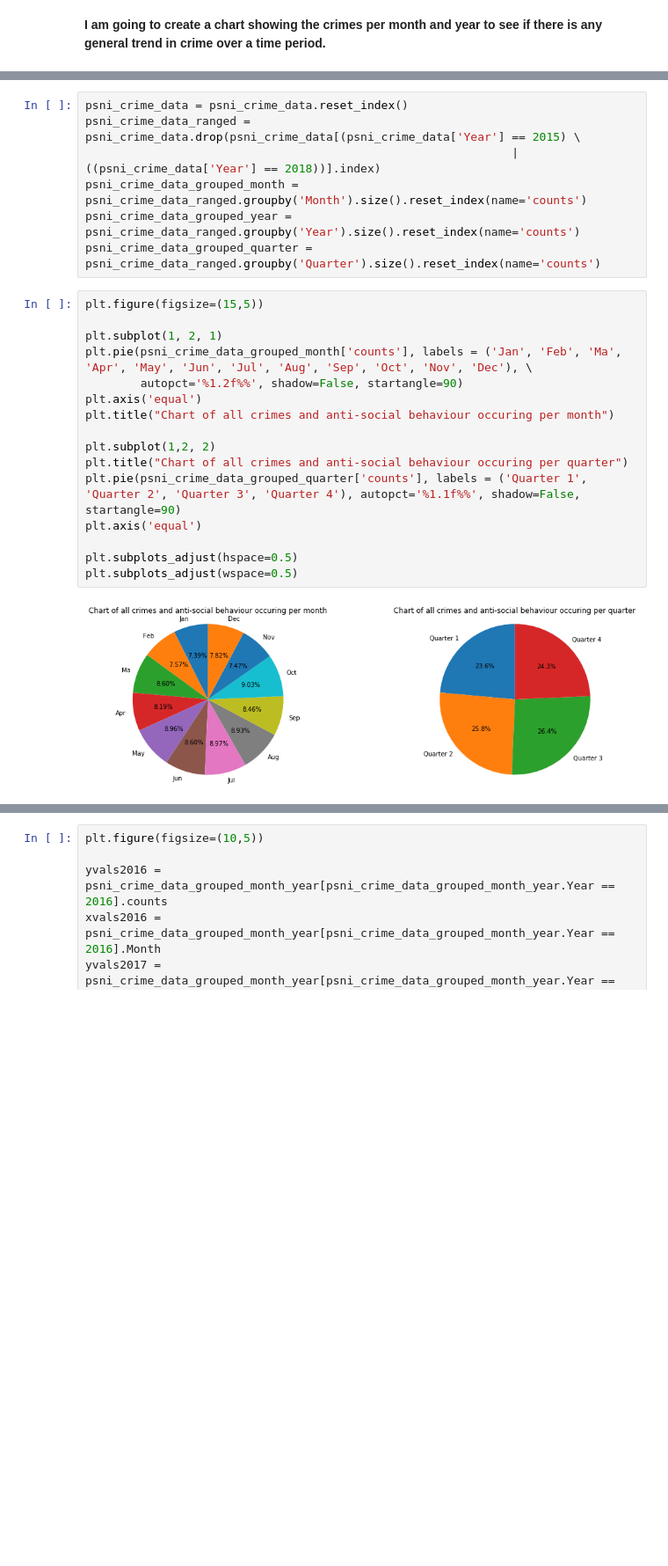
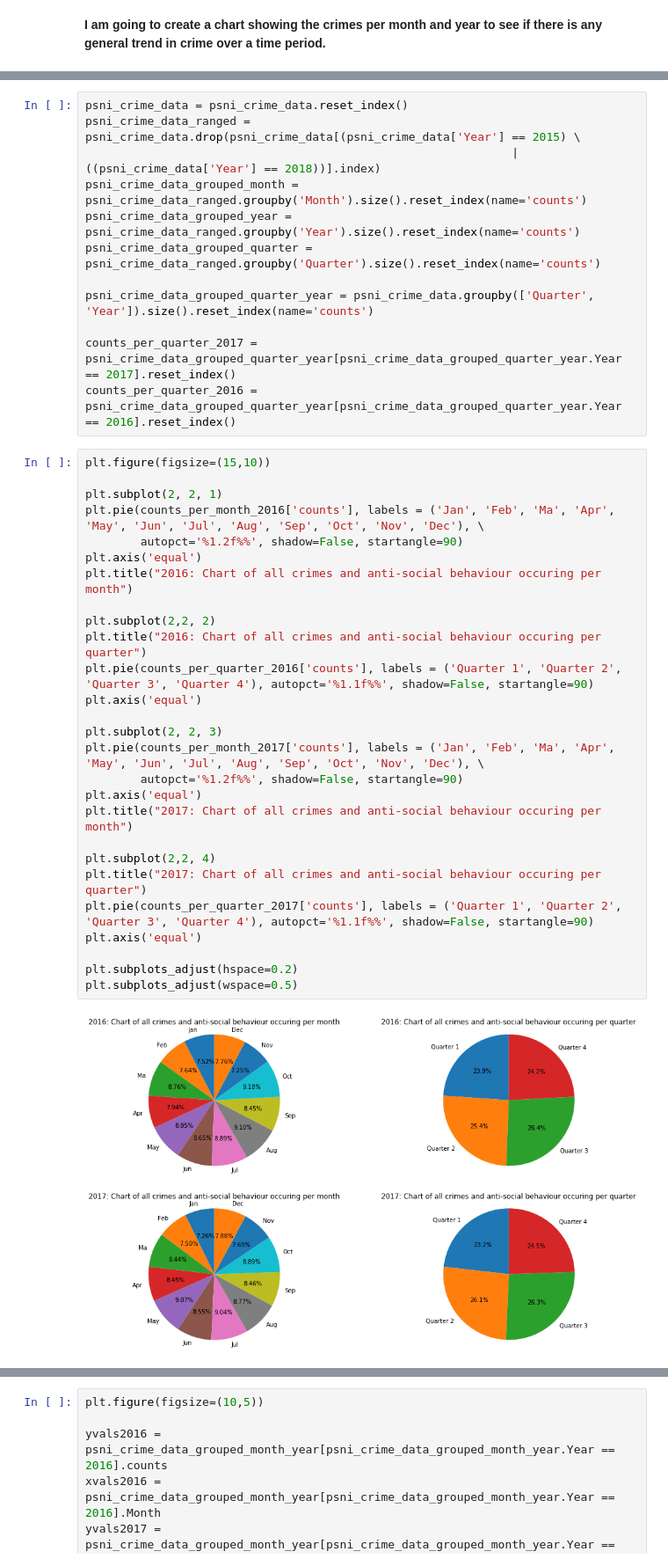
Before and after one commit to JBailey96/PSNI-Crime-Data-EDA, a Jupyter notebook: Crime EDA.ipynb, the cells around one changed output, grey strips where cells are left out. Shown at 88% size. Saved outputs shown, nothing was run; the diff lists cells and outputs as text; blank space fills up the shorter version.

```diff
--- a/Crime EDA.ipynb
+++ b/Crime EDA.ipynb
@@ -320,22 +351,38 @@ psni_crime_data_ranged = psni_crime_data.drop(psni_crime_data[(psni_crime_data['
 psni_crime_data_grouped_month = psni_crime_data_ranged.groupby('Month').size().reset_index(name='counts')
 psni_crime_data_grouped_year = psni_crime_data_ranged.groupby('Year').size().reset_index(name='counts')
 psni_crime_data_grouped_quarter = psni_crime_data_ranged.groupby('Quarter').size().reset_index(name='counts')
+
+psni_crime_data_grouped_quarter_year = psni_crime_data.groupby(['Quarter', 'Year']).size().reset_index(name='counts')
+
+counts_per_quarter_2017 = psni_crime_data_grouped_quarter_year[psni_crime_data_grouped_quarter_year.Year == 2017].reset_index()
+counts_per_quarter_2016 = psni_crime_data_grouped_quarter_year[psni_crime_data_grouped_quarter_year.Year == 2016].reset_index()
 # %%
-plt.figure(figsize=(15,5))
+plt.figure(figsize=(15,10))
 
-plt.subplot(1, 2, 1)
-plt.pie(psni_crime_data_grouped_month['counts'], labels = ('Jan', 'Feb', 'Ma', 'Apr', 'May', 'Jun', 'Jul', 'Aug', 'Sep', 'Oct', 'Nov', 'Dec'), \
+plt.subplot(2, 2, 1)
+plt.pie(counts_per_month_2016['counts'], labels = ('Jan', 'Feb', 'Ma', 'Apr', 'May', 'Jun', 'Jul', 'Aug', 'Sep', 'Oct', 'Nov', 'Dec'), \
         autopct='%1.2f%%', shadow=False, startangle=90)
 plt.axis('equal')
-plt.title("Chart of all crimes and anti-social behaviour occuring per month")
+plt.title("2016: Chart of all crimes and anti-social behaviour occuring per month")
 
-plt.subplot(1,2, 2)
-plt.title("Chart of all crimes and anti-social behaviour occuring per quarter")
-plt.pie(psni_crime_data_grouped_quarter['counts'], labels = ('Quarter 1', 'Quarter 2', 'Quarter 3', 'Quarter 4'), autopct='%1.1f%%', shadow=False, startangle=90)
+plt.subplot(2,2, 2)
+plt.title("2016: Chart of all crimes and anti-social behaviour occuring per quarter")
+plt.pie(counts_per_quarter_2016['counts'], labels = ('Quarter 1', 'Quarter 2', 'Quarter 3', 'Quarter 4'), autopct='%1.1f%%', shadow=False, startangle=90)
 plt.axis('equal')
 
-plt.subplots_adjust(hspace=0.5)
+plt.subplot(2, 2, 3)
+plt.pie(counts_per_month_2017['counts'], labels = ('Jan', 'Feb', 'Ma', 'Apr', 'May', 'Jun', 'Jul', 'Aug', 'Sep', 'Oct', 'Nov', 'Dec'), \
+        autopct='%1.2f%%', shadow=False, startangle=90)
+plt.axis('equal')
+plt.title("2017: Chart of all crimes and anti-social behaviour occuring per month")
+
+plt.subplot(2,2, 4)
+plt.title("2017: Chart of all crimes and anti-social behaviour occuring per quarter")
+plt.pie(counts_per_quarter_2017['counts'], labels = ('Quarter 1', 'Quarter 2', 'Quarter 3', 'Quarter 4'), autopct='%1.1f%%', shadow=False, startangle=90)
+plt.axis('equal')
+
+plt.subplots_adjust(hspace=0.2)
 plt.subplots_adjust(wspace=0.5)
 # %% [output]
-[figure, old version]
+[figure, new version]
 # %% [markdown]
```
Also changed, not shown: parts of 46 cells of this notebook, 2 other files.
